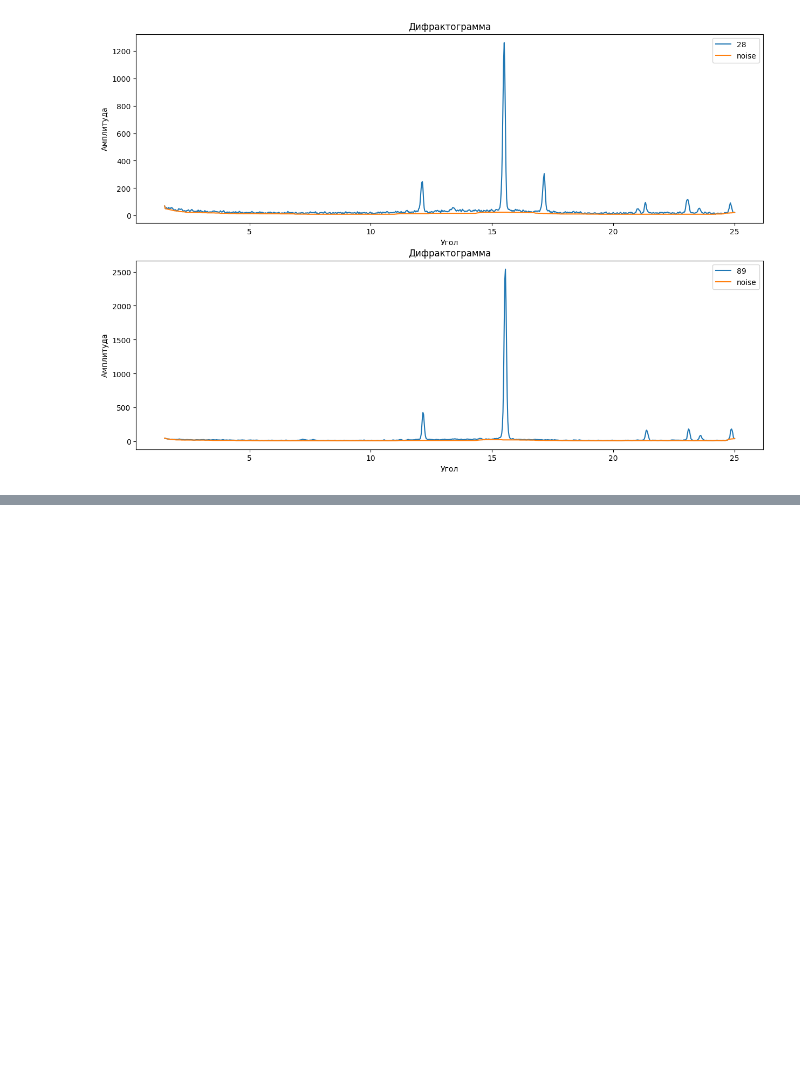
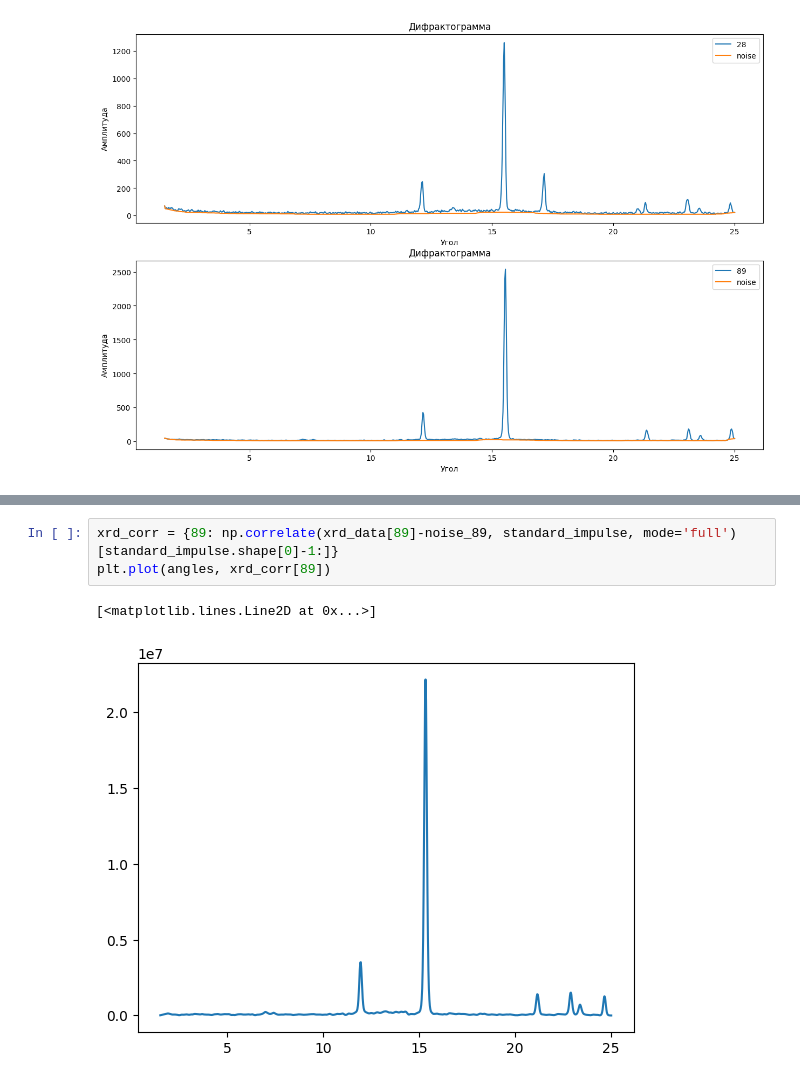
Before and after one commit to spaceswimmer/Pertoleum-Geology-Projects, a Jupyter notebook: Artemiy_Fishchuk_examples/05 X-ray diffraction (XRD) mineral analysis/XRDTask.ipynb, the cells around one changed output, grey strips where cells are left out. Cells and saved outputs as stored; diff of their text form; blank space fills up the shorter version.

```diff
--- a/Artemiy_Fishchuk_examples/05 X-ray diffraction (XRD) mineral analysis/XRDTask.ipynb
+++ b/Artemiy_Fishchuk_examples/05 X-ray diffraction (XRD) mineral analysis/XRDTask.ipynb
@@ -84,0 +88,6 @@ ValueError: could not broadcast input array from shape (4,) into shape (5,)
+# %%
+xrd_corr = {89: np.correlate(xrd_data[89]-noise_89, standard_impulse, mode='full')[standard_impulse.shape[0]-1:]}
+plt.plot(angles, xrd_corr[89])
+# %% [output]
+[<matplotlib.lines.Line2D at 0x...>]
+[figure, added]
```
Also changed, not shown: parts of 3 cells of this notebook.
